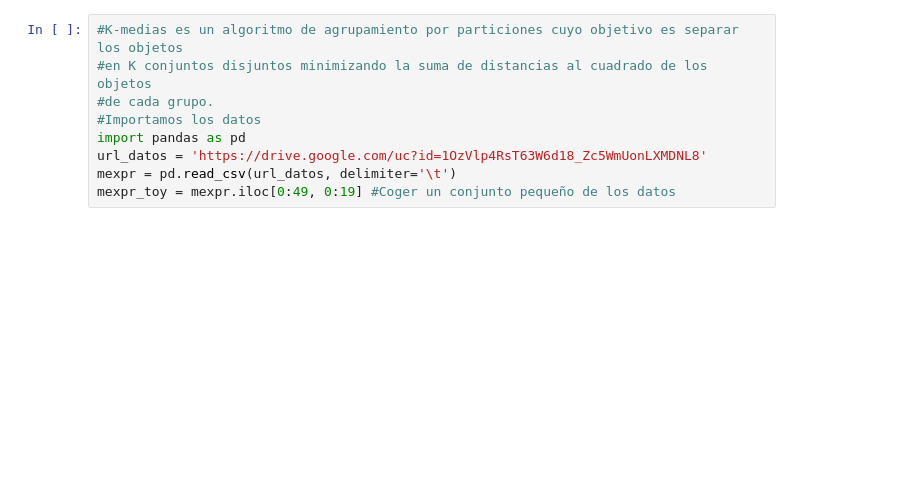
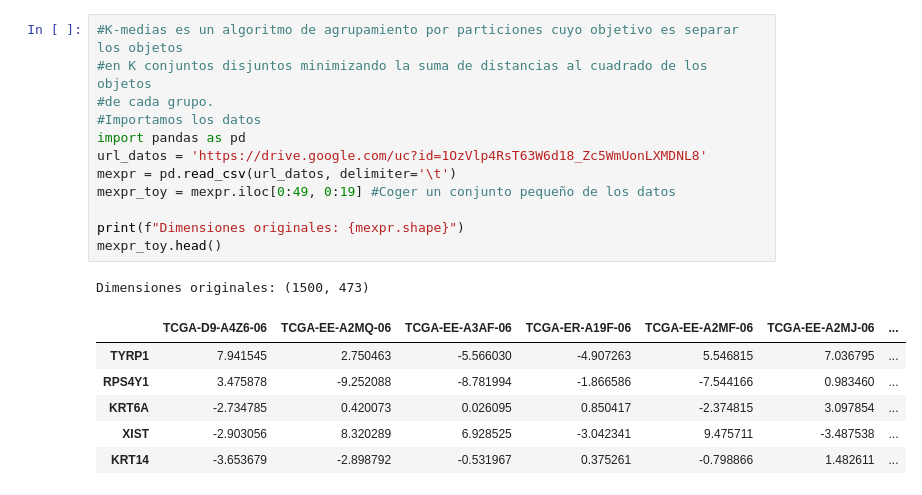
Before and after one commit to EnriGF/Proyecto_ML, a Jupyter notebook: k_medias.ipynb, the cells around one changed output. Cells and saved outputs as stored; diff of their text form; blank space fills up the shorter version.

```diff
--- a/k_medias.ipynb
+++ b/k_medias.ipynb
@@ -1,12 +1,23 @@
 # %%
 #K-medias es un algoritmo de agrupamiento por particiones cuyo objetivo es separar los objetos
 #en K conjuntos disjuntos minimizando la suma de distancias al cuadrado de los objetos
 #de cada grupo.
 #Importamos los datos
 import pandas as pd
 url_datos = 'https://drive.google.com/uc?id=1OzVlp4RsT63W6d18_Zc5WmUonLXMDNL8'
 mexpr = pd.read_csv(url_datos, delimiter='\t')
 mexpr_toy = mexpr.iloc[0:49, 0:19] #Coger un conjunto pequeño de los datos
+
+print(f"Dimensiones originales: {mexpr.shape}")
+mexpr_toy.head()
+# %% [output]
+Dimensiones originales: (1500, 473)
+|  | TCGA-D9-A4Z6-06 | TCGA-EE-A2MQ-06 | TCGA-EE-A3AF-06 | TCGA-ER-A19F-06 | TCGA-EE-A2MF-06 | TCGA-EE-A2MJ-06 | ... |
+| TYRP1 | 7.941545 | 2.750463 | -5.566030 | -4.907263 | 5.546815 | 7.036795 | ... |
+| RPS4Y1 | 3.475878 | -9.252088 | -8.781994 | -1.866586 | -7.544166 | 0.983460 | ... |
+| KRT6A | -2.734785 | 0.420073 | 0.026095 | 0.850417 | -2.374815 | 3.097854 | ... |
+| XIST | -2.903056 | 8.320289 | 6.928525 | -3.042341 | 9.475711 | -3.487538 | ... |
+| KRT14 | -3.653679 | -2.898792 | -0.531967 | 0.375261 | -0.798866 | 1.482611 | ... |
 # %%
 #Importamos librerias y definimos el algoritmo y sus parámetros
 from sklearn.cluster import KMeans
```
Also changed, not shown: parts of 4 cells of this notebook.
